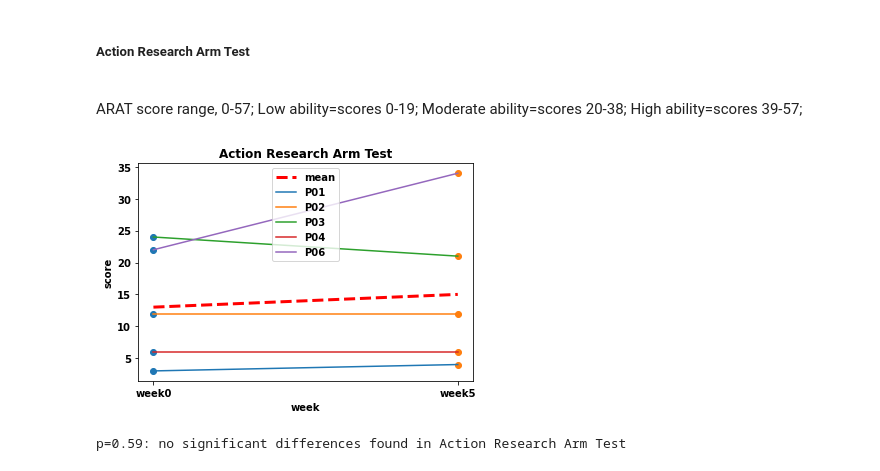
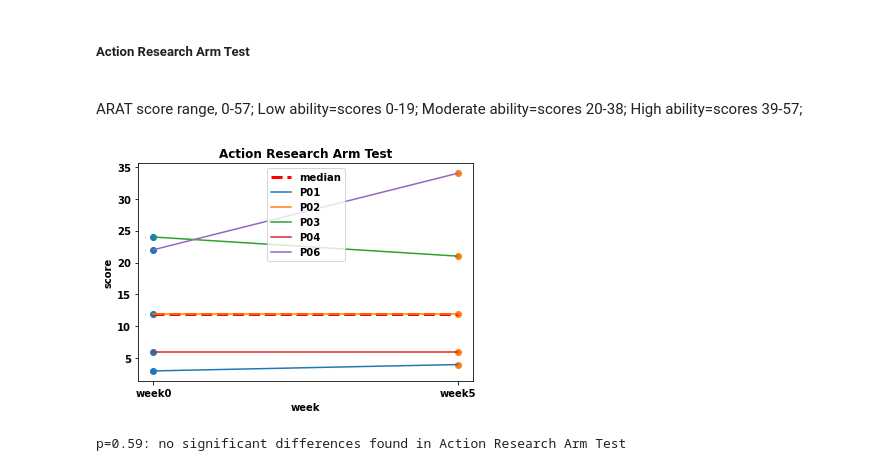
Before and after one commit to doscsy12/robotic_hometherapy, a Jupyter notebook: EDA_K_f.ipynb, the cells around one changed output. Drawn from its saved outputs; the diff is of its cells as text; code cells hidden in the pictures.

```diff
--- a/EDA_K_f.ipynb
+++ b/EDA_K_f.ipynb
@@ -551,21 +555,21 @@ p=0.19: no significant differences found in grip strength of the unaffected side
 # %%
 y = [clinical['ARAT'],clinical['ARAT.1']]
 # plot Action Research Arm Test
 for xe, ye in zip(x, y):
     plt.scatter([xe] * len(ye), ye)
 
-y1 = [int(clinical['ARAT'].mean()),int(clinical['ARAT.1'].mean())]
-plt.plot(x, y1,'--', color='r', linewidth=3.0, label='mean')
+y1 = [(clinical['ARAT'].median()),(clinical['ARAT.1'].median())]
+plt.plot(x, y1,'--', color='r', linewidth=3.0, label='median')
 lineObjects = plt.plot(x, y)
-plt.legend(['mean','P01', 'P02', 'P03', 'P04', 'P06'])
+plt.legend(['median','P01', 'P02', 'P03', 'P04', 'P06'])
 # plt.legend(iter(lineObjects), ('P01', 'P02', 'P03', 'P04', 'P06'))
 
 plt.title('Action Research Arm Test')
 plt.xlabel('week')
 plt.ylabel('score')
 plt.show();
 # %% [output]
-[figure, old version]
+[figure, new version]
 # %%
 w, p = scipy.stats.wilcoxon(clinical['ARAT'], clinical['ARAT.1'])
 if p<0.05:
```
Also changed, not shown: parts of 10 cells of this notebook.
